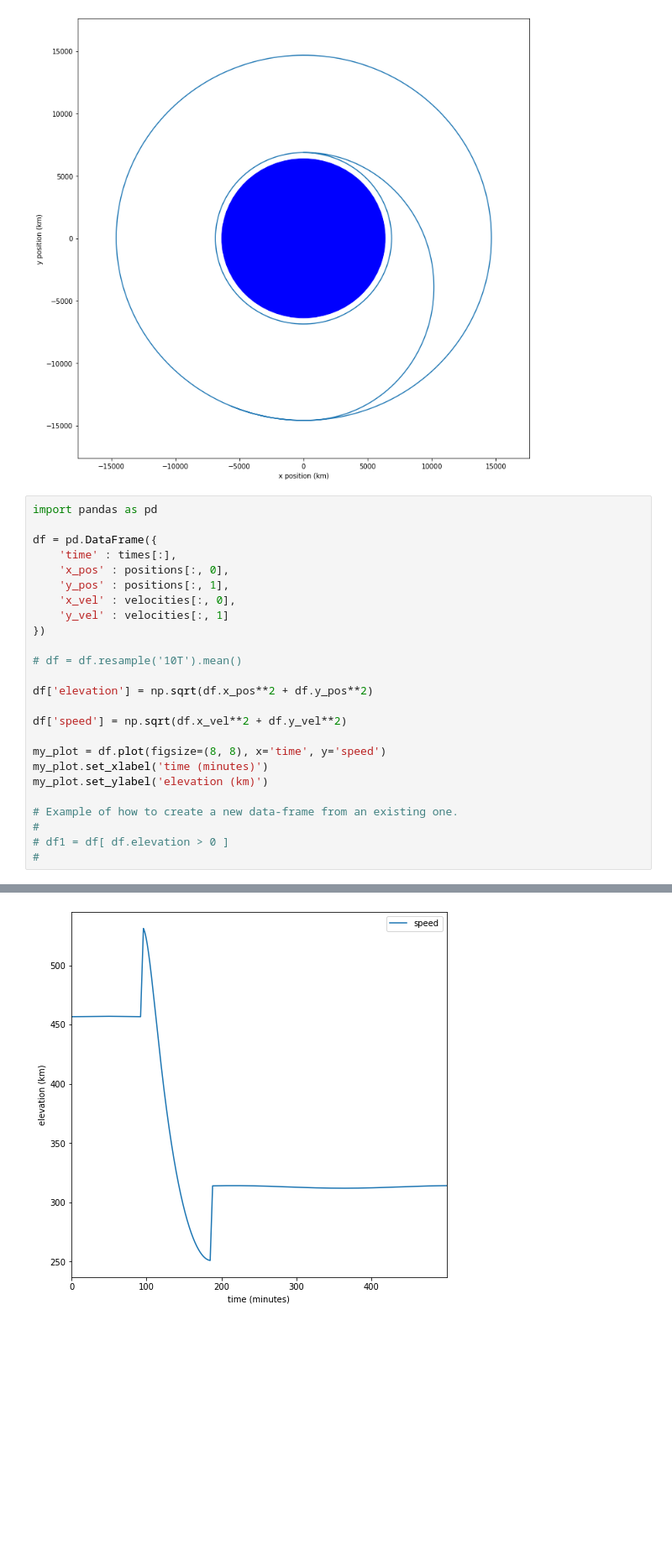
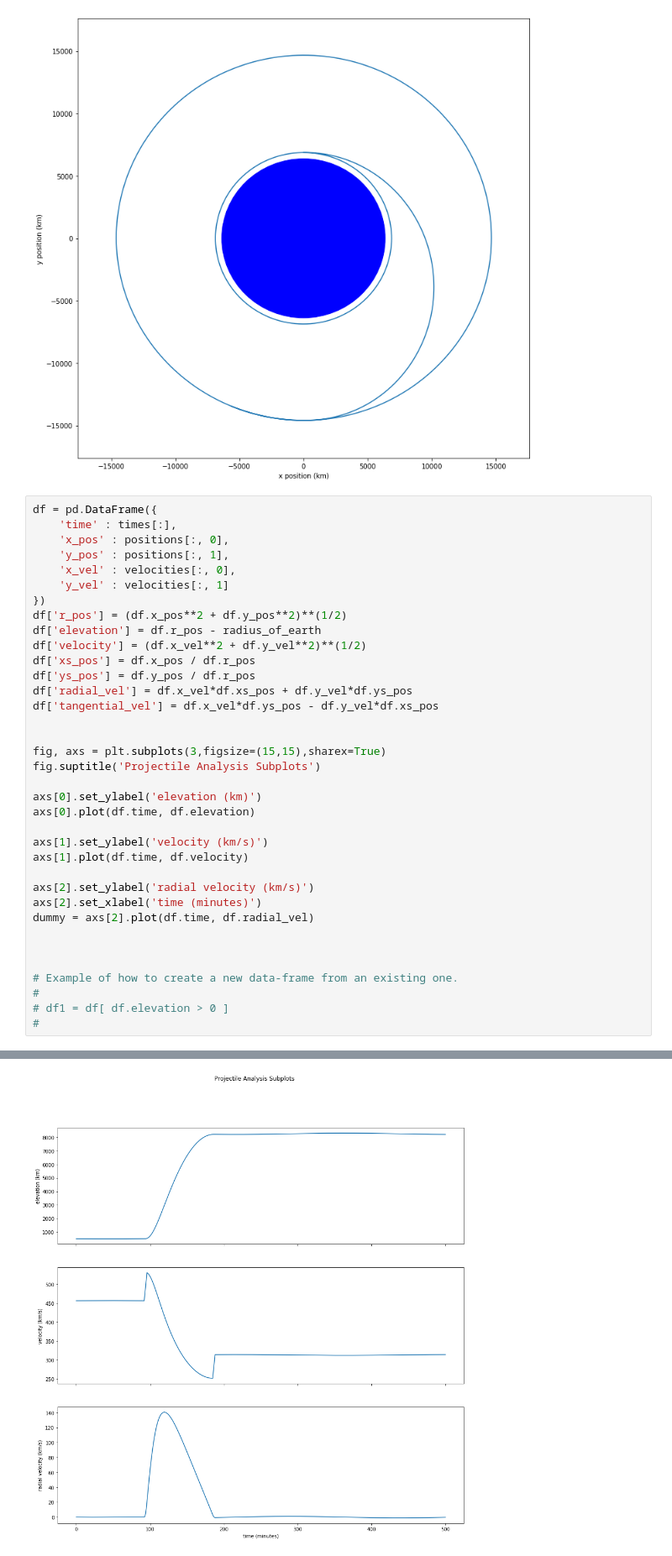
Before and after one commit to brianhill/loops-and-orbits, a Jupyter notebook: notebooks/lao-3-4.ipynb, the cells around one changed output, grey strips where cells are left out. Shown at 84% size. Saved outputs shown, nothing was run; the diff lists cells and outputs as text; blank space fills up the shorter version.

```diff
--- a/notebooks/lao-3-4.ipynb
+++ b/notebooks/lao-3-4.ipynb
@@ -317,8 +319,6 @@ plt.show()
 # %% [output]
 [figure]
 # %%
-import pandas as pd
-
 df = pd.DataFrame({
     'time' : times[:],
     'x_pos' : positions[:, 0],
@@ -326,16 +326,29 @@ df = pd.DataFrame({
     'x_vel' : velocities[:, 0],
     'y_vel' : velocities[:, 1]
 })
+df['r_pos'] = (df.x_pos**2 + df.y_pos**2)**(1/2)
+df['elevation'] = df.r_pos - radius_of_earth
+df['velocity'] = (df.x_vel**2 + df.y_vel**2)**(1/2)
+df['xs_pos'] = df.x_pos / df.r_pos
+df['ys_pos'] = df.y_pos / df.r_pos
+df['radial_vel'] = df.x_vel*df.xs_pos + df.y_vel*df.ys_pos
+df['tangential_vel'] = df.x_vel*df.ys_pos - df.y_vel*df.xs_pos
 
-# df = df.resample('10T').mean()
 
-df['elevation'] = np.sqrt(df.x_pos**2 + df.y_pos**2)
+fig, axs = plt.subplots(3,figsize=(15,15),sharex=True)
+fig.suptitle('Projectile Analysis Subplots')
 
-df['speed'] = np.sqrt(df.x_vel**2 + df.y_vel**2)
+axs[0].set_ylabel('elevation (km)')
+axs[0].plot(df.time, df.elevation)
 
-my_plot = df.plot(figsize=(8, 8), x='time', y='speed')
-my_plot.set_xlabel('time (minutes)')
-my_plot.set_ylabel('elevation (km)')
+axs[1].set_ylabel('velocity (km/s)')
+axs[1].plot(df.time, df.velocity)
+
+axs[2].set_ylabel('radial velocity (km/s)')
+axs[2].set_xlabel('time (minutes)')
+dummy = axs[2].plot(df.time, df.radial_vel)
+
+
 
 # Example of how to create a new data-frame from an existing one.
 #
@@ -346,4 +358,4 @@ Text(0, 0.5, 'elevation (km)')
-[figure, old version]
+[figure, new version]
 # %% [markdown]
 ## Playing with the Simulation and Checkout Questions
 
```
Also changed, not shown: parts of 3 cells of this notebook.
